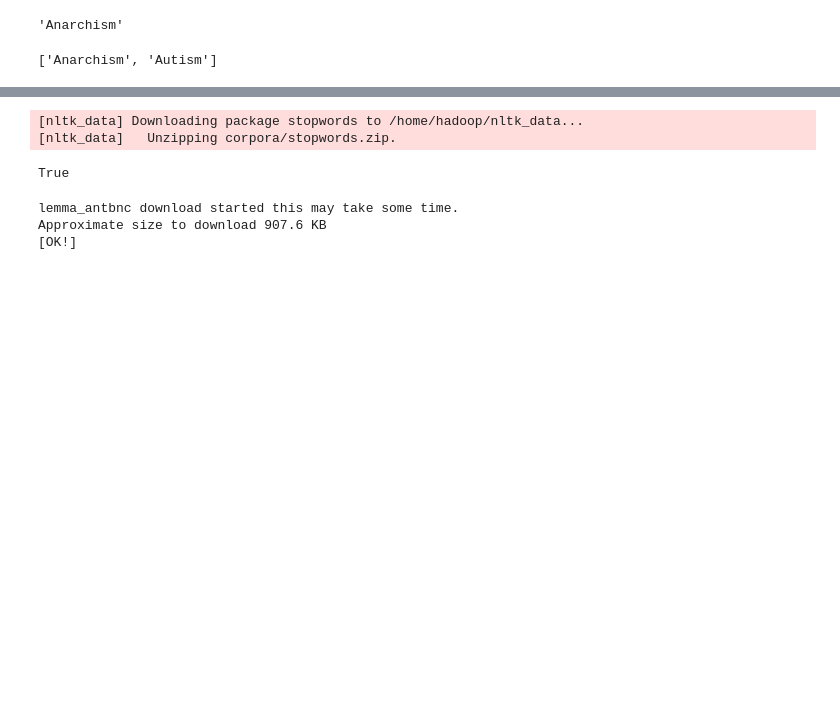
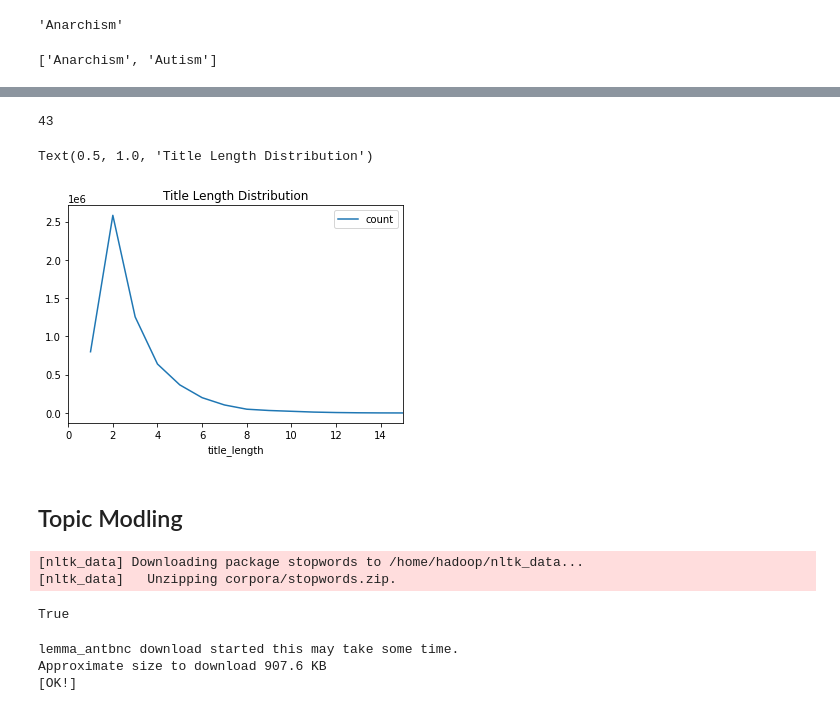
Before and after one commit to candicenanako/ANLY502_Final, a Jupyter notebook: Zihe_GetDF.ipynb, the cells around one changed output, grey strips where cells are left out. Drawn from its saved outputs; the diff is of its cells as text; code cells hidden in the pictures; blank space fills up the shorter version.

Commit message:
add topic modeling and title exploration

```diff
--- a/Zihe_GetDF.ipynb
+++ b/Zihe_GetDF.ipynb
@@ -69,3 +66,8 @@ titles = pages.map(lambda s: s[1])
 titles.take(2)
 # %% [output]
 ['Anarchism', 'Autism']
+# %%
+titles_words = titles.map(lambda s: (len(s.split(" ")), 1))
+# %%
+lens = titles_words.reduceByKey(lambda x,y: x+y)
+lens.take(2)
@@ -71,0 +76,5 @@ titles.take(2)
+# %%
+titles_df = lens.toDF(["title_length", "count"])
+# %%
+titles_df = titles_df.toPandas()
+titles_df.head(10)
@@ -72,3 +93,17 @@ titles.take(2)
+# %%
+max(titles_df['title_length'])
+# %% [output]
+43
+# %%
+%matplotlib inline
+import matplotlib.pyplot as plt
+titles_df.plot("title_length", "count", xlim = (0, 15))
+plt.title("Title Length Distribution")
+# %% [output]
+Text(0.5, 1.0, 'Title Length Distribution')
+[figure, added]
+# %% [markdown]
+## Topic Modling
 # %%
 import nltk
 nltk.download('stopwords')
```
Also changed, not shown: parts of 22 cells of this notebook.
